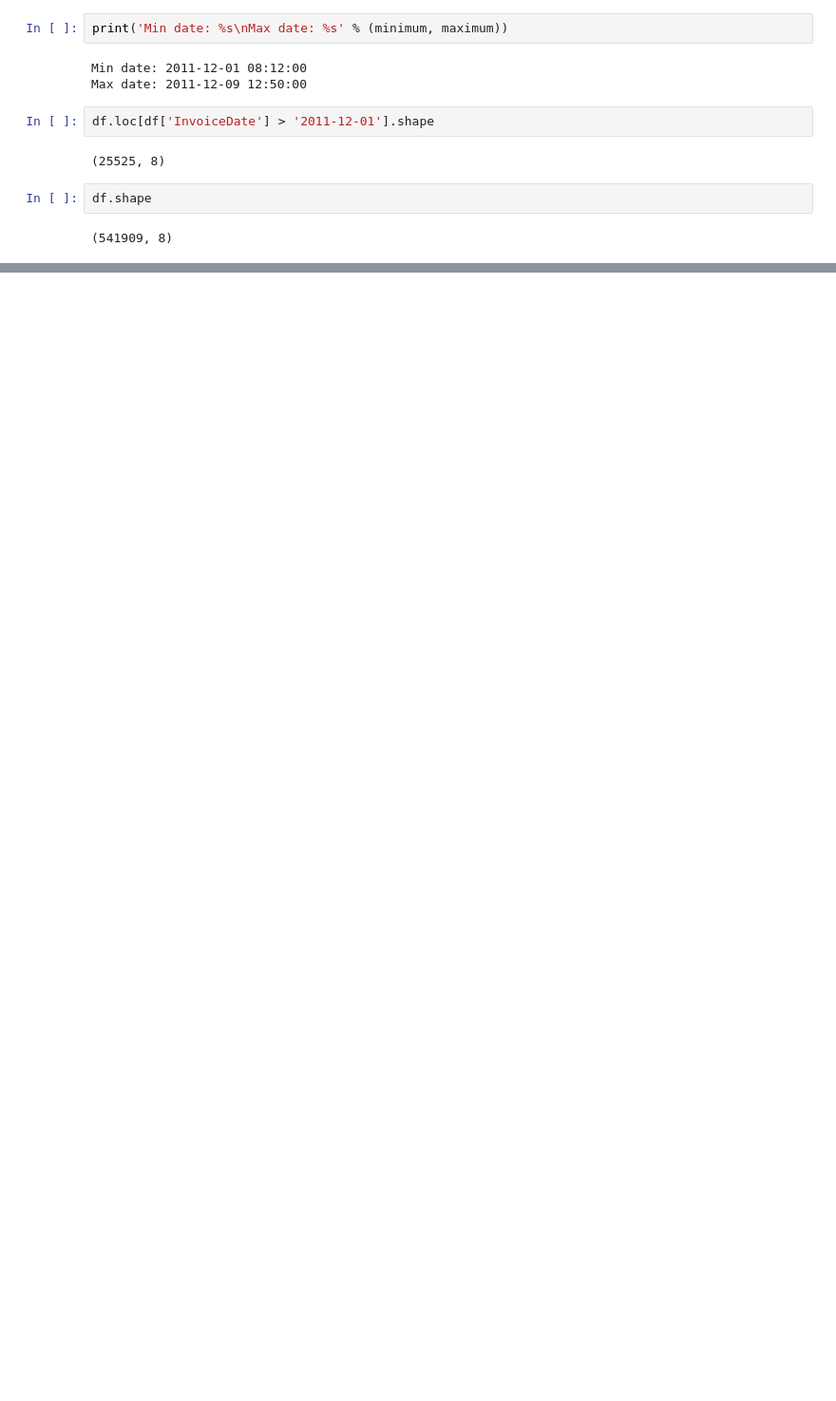
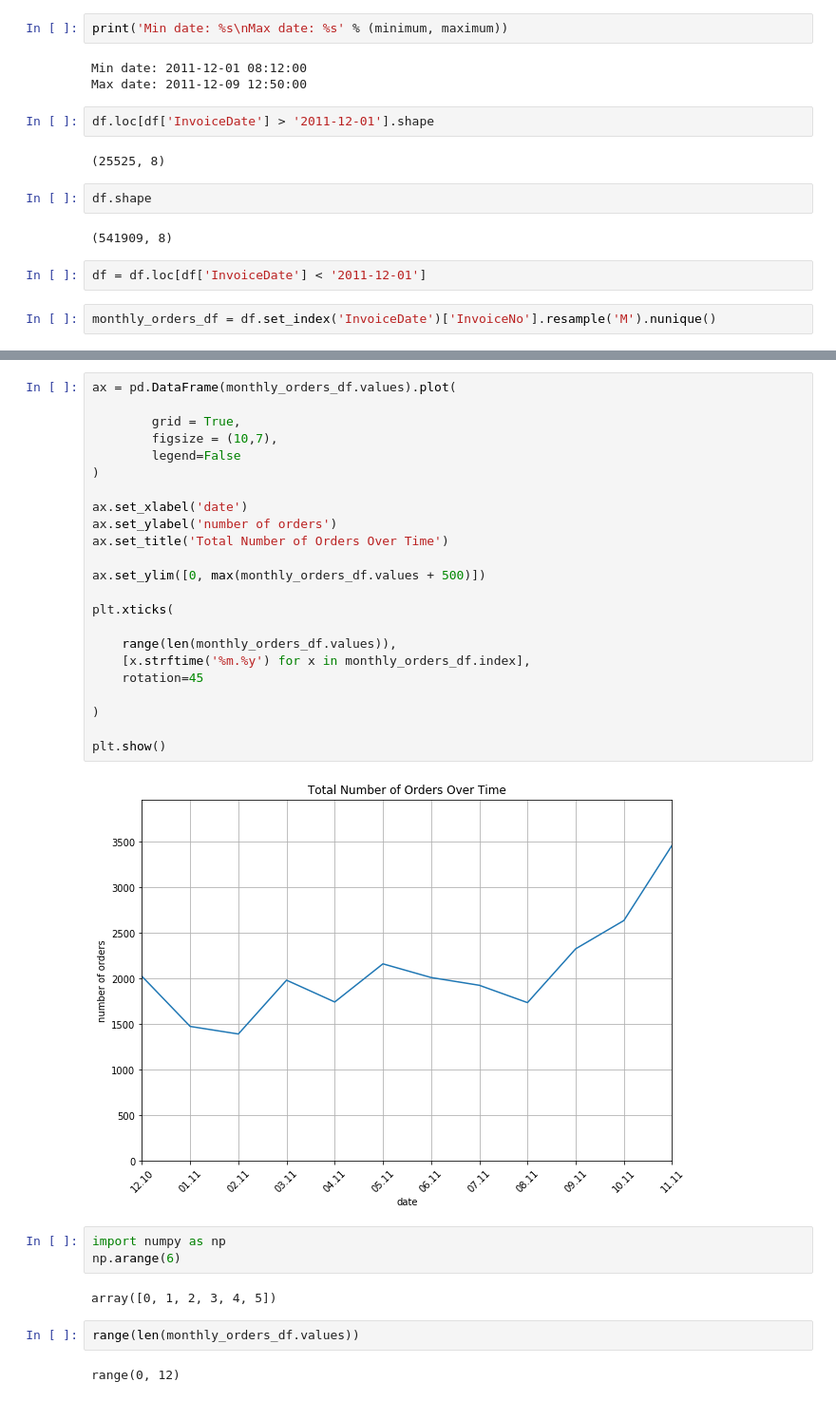
Before and after one commit to tehmeerali786/Hands-On-Data-Science-for-Marketing, a Jupyter notebook: Chapter 5 Product Analytics.ipynb, the cells around one changed output, grey strips where cells are left out. Shown at 95% size. Saved outputs shown, nothing was run; the diff lists cells and outputs as text; blank space fills up the shorter version.

```diff
--- a/Chapter 5 Product Analytics.ipynb
+++ b/Chapter 5 Product Analytics.ipynb
@@ -122,3 +122,7 @@ df.loc[df['InvoiceDate'] > '2011-12-01'].shape
 df.shape
 # %% [output]
 (541909, 8)
+# %%
+df = df.loc[df['InvoiceDate'] < '2011-12-01']
+# %%
+monthly_orders_df = df.set_index('InvoiceDate')['InvoiceNo'].resample('M').nunique()
@@ -124,0 +146,34 @@ df.shape
+# %%
+ax = pd.DataFrame(monthly_orders_df.values).plot(
+
+        grid = True,
+        figsize = (10,7),
+        legend=False
+)
+
+ax.set_xlabel('date')
+ax.set_ylabel('number of orders')
+ax.set_title('Total Number of Orders Over Time')
+
+ax.set_ylim([0, max(monthly_orders_df.values + 500)])
+
+plt.xticks(
+
+    range(len(monthly_orders_df.values)),
+    [x.strftime('%m.%y') for x in monthly_orders_df.index],
+    rotation=45
+
+)
+
+plt.show()
+# %% [output]
+[figure, added]
+# %%
+import numpy as np
+np.arange(6)
+# %% [output]
+array([0, 1, 2, 3, 4, 5])
+# %%
+range(len(monthly_orders_df.values))
+# %% [output]
+range(0, 12)
```
Also changed, not shown: parts of 33 cells of this notebook.
